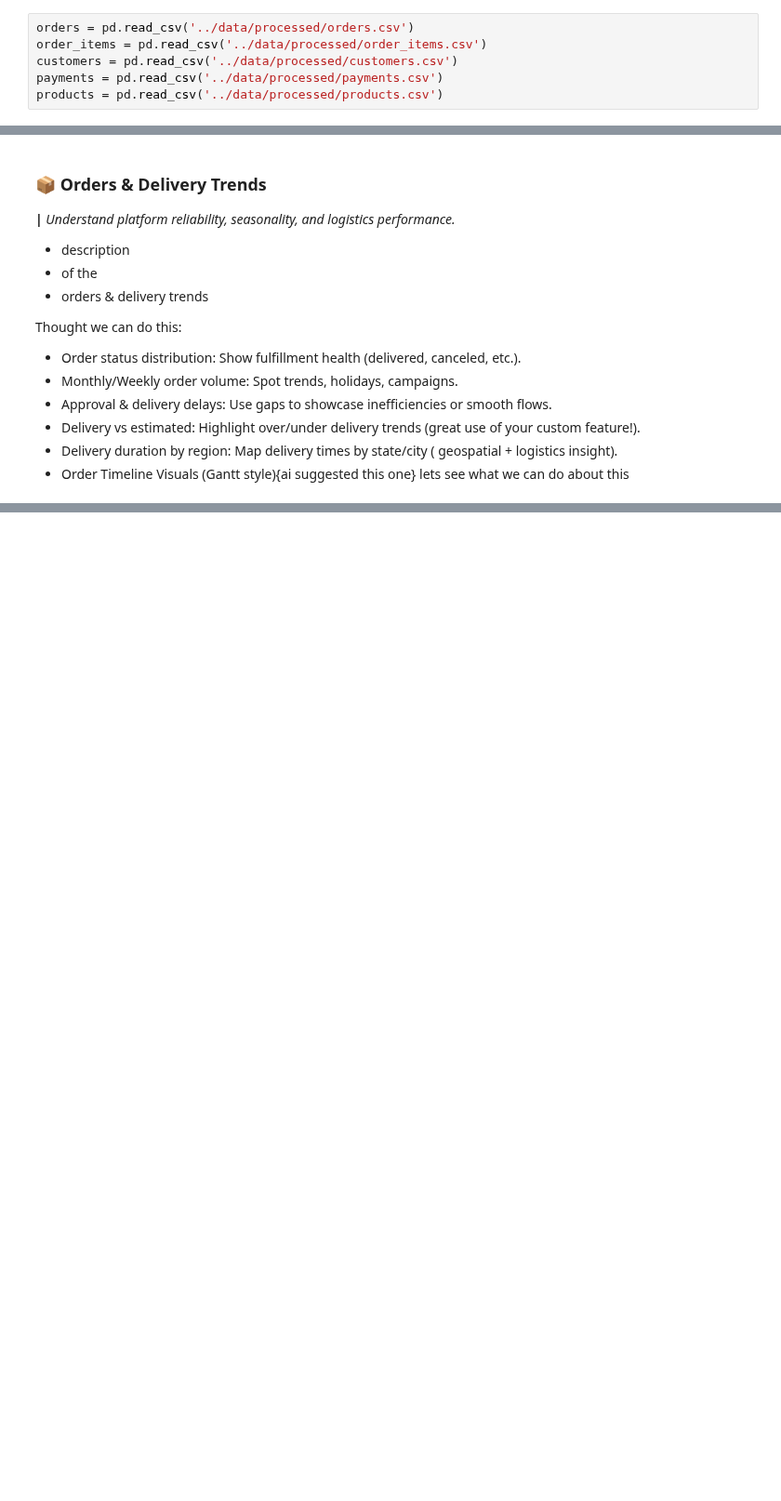
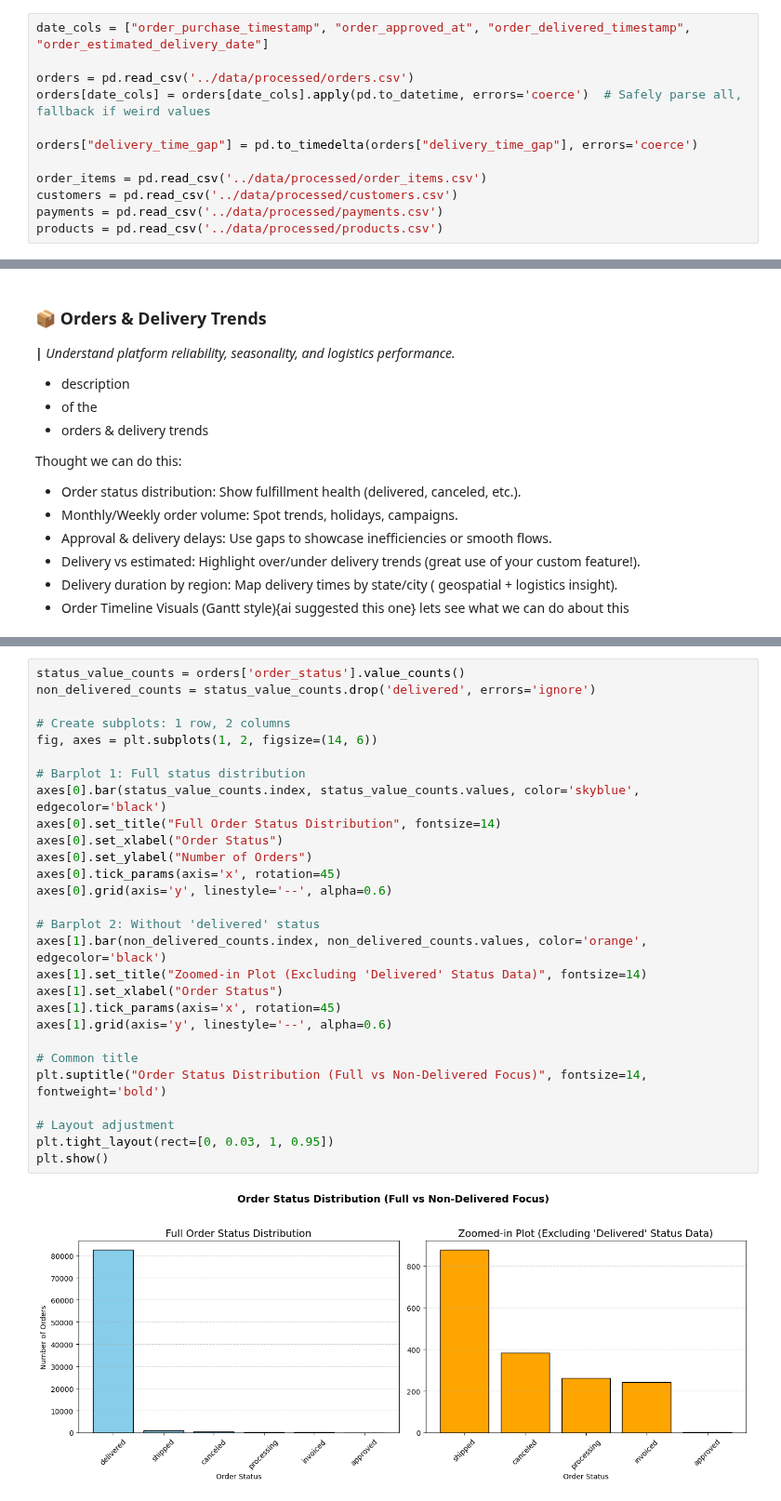
Before and after one commit to JatinY459/ecommerce-data-analysis, a Jupyter notebook: notebooks/03_EDA_orders_customers.ipynb, the cells around one changed output, grey strips where cells are left out. Shown at 93% size. Drawn from its saved outputs; the diff is of its cells as text; blank space fills up the shorter version.

Commit message:
Updated EDA orders_customer & cleaning file

```diff
--- a/notebooks/03_EDA_orders_customers.ipynb
+++ b/notebooks/03_EDA_orders_customers.ipynb
@@ -18,7 +18,13 @@ import seaborn as sns
 # %% [markdown]
 ## **2. Import Data**
 # %%
+date_cols = ["order_purchase_timestamp", "order_approved_at", "order_delivered_timestamp", "order_estimated_delivery_date"]
+
 orders = pd.read_csv('../data/processed/orders.csv')
+orders[date_cols] = orders[date_cols].apply(pd.to_datetime, errors='coerce')  # Safely parse all, fallback if weird values
+
+orders["delivery_time_gap"] = pd.to_timedelta(orders["delivery_time_gap"], errors='coerce')
+
 order_items = pd.read_csv('../data/processed/order_items.csv')
 customers = pd.read_csv('../data/processed/customers.csv')
 payments = pd.read_csv('../data/processed/payments.csv')
@@ -42,0 +53,30 @@ Thought we can do this:
+# %%
+status_value_counts = orders['order_status'].value_counts()
+non_delivered_counts = status_value_counts.drop('delivered', errors='ignore')
+
+# Create subplots: 1 row, 2 columns
+fig, axes = plt.subplots(1, 2, figsize=(14, 6))
+
+# Barplot 1: Full status distribution
+axes[0].bar(status_value_counts.index, status_value_counts.values, color='skyblue', edgecolor='black')
+axes[0].set_title("Full Order Status Distribution", fontsize=14)
+axes[0].set_xlabel("Order Status")
+axes[0].set_ylabel("Number of Orders")
+axes[0].tick_params(axis='x', rotation=45)
+axes[0].grid(axis='y', linestyle='--', alpha=0.6)
+
+# Barplot 2: Without 'delivered' status
+axes[1].bar(non_delivered_counts.index, non_delivered_counts.values, color='orange', edgecolor='black')
+axes[1].set_title("Zoomed-in Plot (Excluding 'Delivered' Status Data)", fontsize=14)
+axes[1].set_xlabel("Order Status")
+axes[1].tick_params(axis='x', rotation=45)
+axes[1].grid(axis='y', linestyle='--', alpha=0.6)
+
+# Common title
+plt.suptitle("Order Status Distribution (Full vs Non-Delivered Focus)", fontsize=14, fontweight='bold')
+
+# Layout adjustment
+plt.tight_layout(rect=[0, 0.03, 1, 0.95])
+plt.show()
+# %% [output]
+[figure, added]
```
Also changed, not shown: parts of 8 cells of this notebook, 1 other file.
